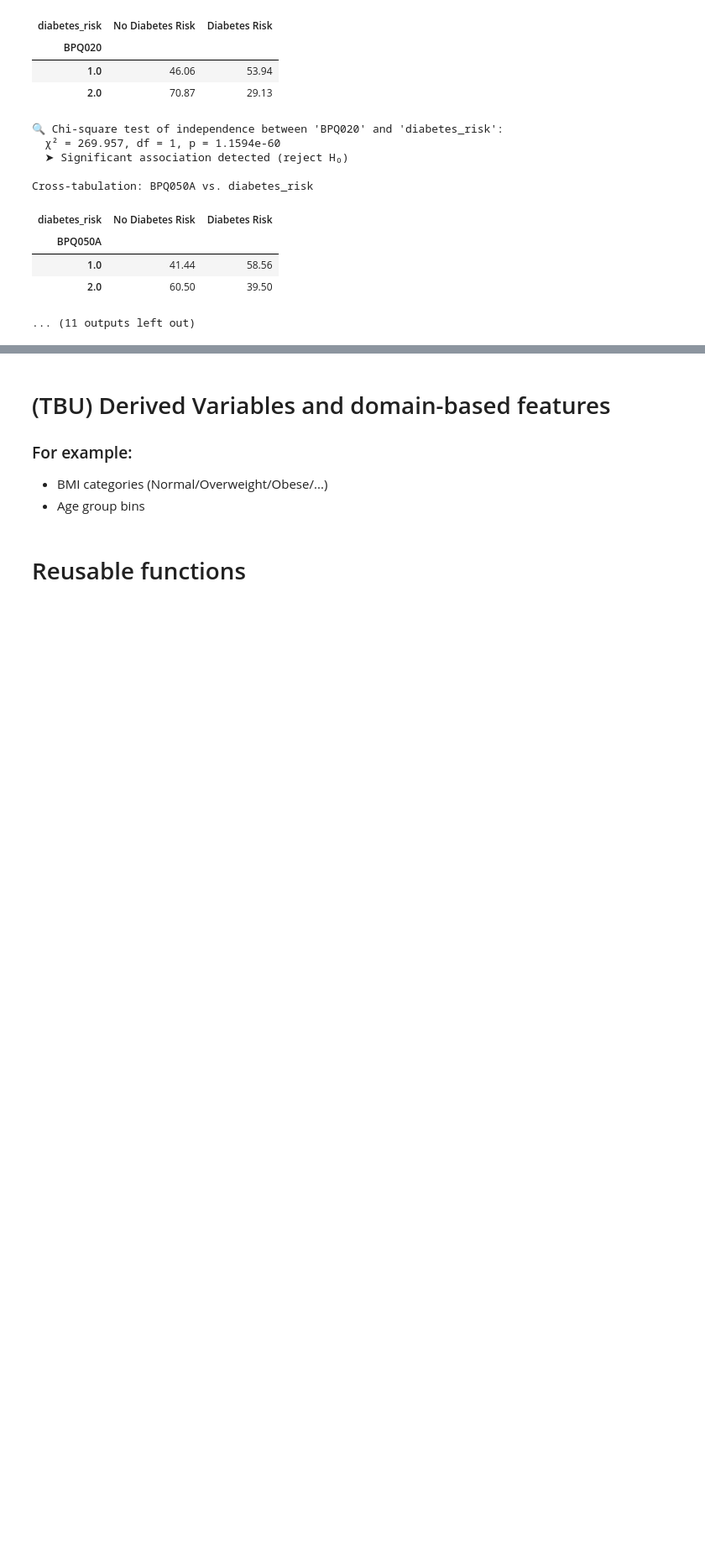
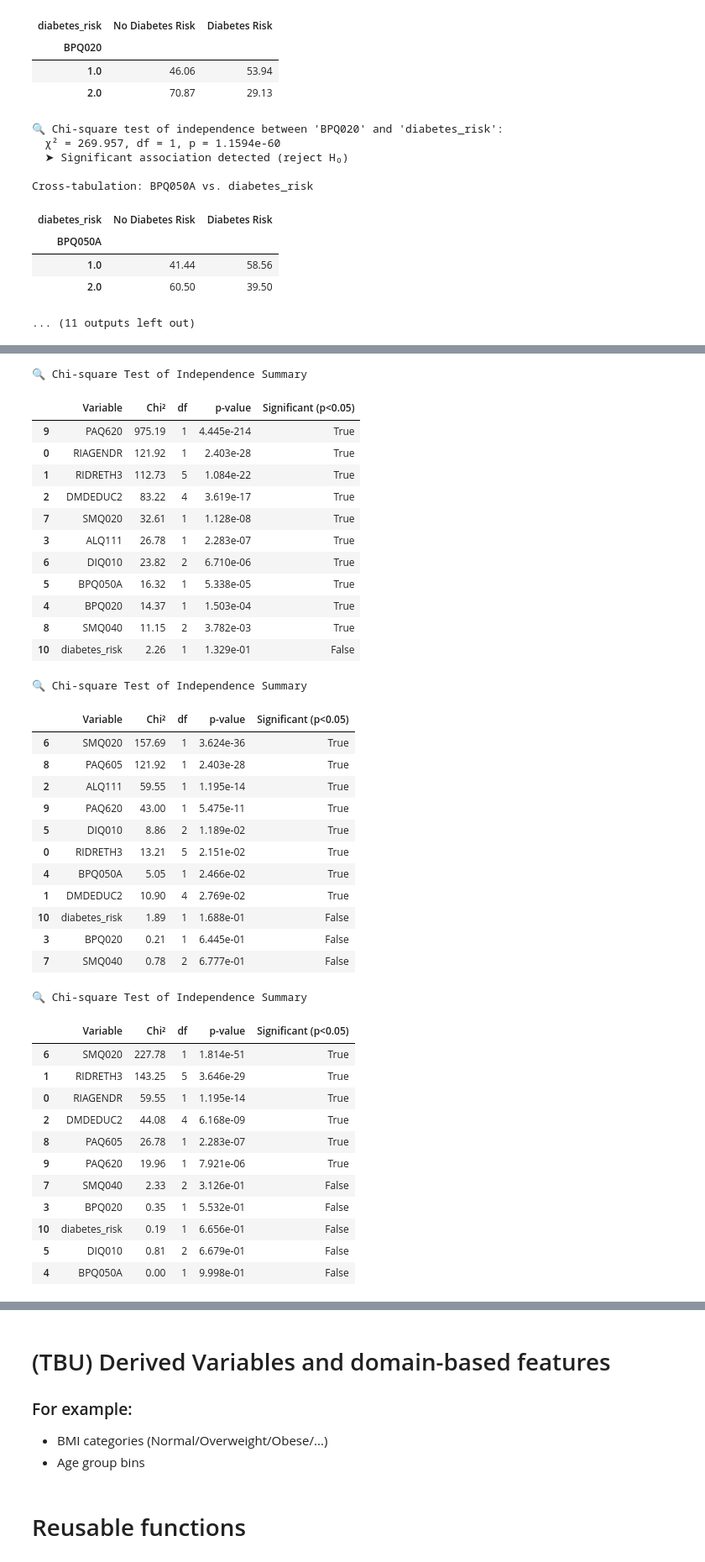
Before and after one commit to thq225/health-risk-bayesian-network, a Jupyter notebook: notebook.ipynb, the cells around one changed output, grey strips where cells are left out. Shown at 84% size. Cells and saved outputs as stored; diff of their text form; code cells hidden in the pictures; blank space fills up the shorter version.

```diff
--- a/notebook.ipynb
+++ b/notebook.ipynb
@@ -1068,0 +1146,44 @@ Cross-tabulation: BPQ050A vs. diabetes_risk
+# %%
+chi_square_summary(data, categorical_vars, target='PAQ605')
+chi_square_summary(data, categorical_vars, target='RIAGENDR')
+chi_square_summary(data, categorical_vars, target='ALQ111')
+# %% [output]
+🔍 Chi-square Test of Independence Summary
+|  | Variable | Chi² | df | p-value | Significant (p<0.05) |
+| 9 | PAQ620 | 975.19 | 1 | 4.445e-214 | True |
+| 0 | RIAGENDR | 121.92 | 1 | 2.403e-28 | True |
+| 1 | RIDRETH3 | 112.73 | 5 | 1.084e-22 | True |
+| 2 | DMDEDUC2 | 83.22 | 4 | 3.619e-17 | True |
+| 7 | SMQ020 | 32.61 | 1 | 1.128e-08 | True |
+| 3 | ALQ111 | 26.78 | 1 | 2.283e-07 | True |
+| 6 | DIQ010 | 23.82 | 2 | 6.710e-06 | True |
+| 5 | BPQ050A | 16.32 | 1 | 5.338e-05 | True |
+| 4 | BPQ020 | 14.37 | 1 | 1.503e-04 | True |
+| 8 | SMQ040 | 11.15 | 2 | 3.782e-03 | True |
+| 10 | diabetes_risk | 2.26 | 1 | 1.329e-01 | False |
+🔍 Chi-square Test of Independence Summary
+|  | Variable | Chi² | df | p-value | Significant (p<0.05) |
+| 6 | SMQ020 | 157.69 | 1 | 3.624e-36 | True |
+| 8 | PAQ605 | 121.92 | 1 | 2.403e-28 | True |
+| 2 | ALQ111 | 59.55 | 1 | 1.195e-14 | True |
+| 9 | PAQ620 | 43.00 | 1 | 5.475e-11 | True |
+| 5 | DIQ010 | 8.86 | 2 | 1.189e-02 | True |
+| 0 | RIDRETH3 | 13.21 | 5 | 2.151e-02 | True |
+| 4 | BPQ050A | 5.05 | 1 | 2.466e-02 | True |
+| 1 | DMDEDUC2 | 10.90 | 4 | 2.769e-02 | True |
+| 10 | diabetes_risk | 1.89 | 1 | 1.688e-01 | False |
+| 3 | BPQ020 | 0.21 | 1 | 6.445e-01 | False |
+| 7 | SMQ040 | 0.78 | 2 | 6.777e-01 | False |
+🔍 Chi-square Test of Independence Summary
+|  | Variable | Chi² | df | p-value | Significant (p<0.05) |
+| 6 | SMQ020 | 227.78 | 1 | 1.814e-51 | True |
+| 1 | RIDRETH3 | 143.25 | 5 | 3.646e-29 | True |
+| 0 | RIAGENDR | 59.55 | 1 | 1.195e-14 | True |
+| 2 | DMDEDUC2 | 44.08 | 4 | 6.168e-09 | True |
+| 8 | PAQ605 | 26.78 | 1 | 2.283e-07 | True |
+| 9 | PAQ620 | 19.96 | 1 | 7.921e-06 | True |
+| 7 | SMQ040 | 2.33 | 2 | 3.126e-01 | False |
+| 3 | BPQ020 | 0.35 | 1 | 5.532e-01 | False |
+| 10 | diabetes_risk | 0.19 | 1 | 6.656e-01 | False |
+| 5 | DIQ010 | 0.81 | 2 | 6.679e-01 | False |
+| 4 | BPQ050A | 0.00 | 1 | 9.998e-01 | False |
```
Also changed, not shown: parts of 14 cells of this notebook, 1 other file.
